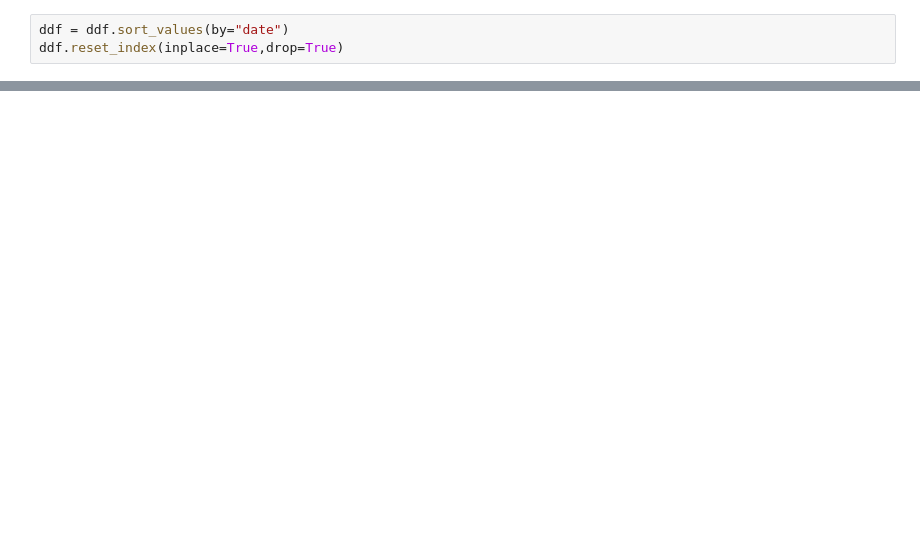
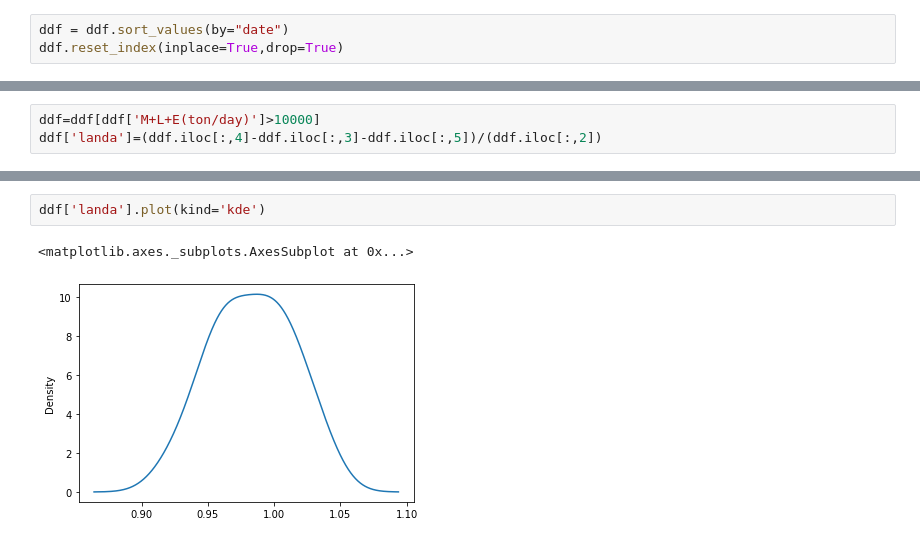
Before and after one commit to heidaralavi/Fetch-daily-product, a Jupyter notebook: Data Gathering.ipynb, the cells around one changed output, grey strips where cells are left out. Cells and saved outputs as stored; diff of their text form; blank space fills up the shorter version.

```diff
--- a/Data Gathering.ipynb
+++ b/Data Gathering.ipynb
@@ -105,0 +116,3 @@ ddf[ddf.values == '1400/07/26']
+# %%
+ddf=ddf[ddf['M+L+E(ton/day)']>10000]
+ddf['landa']=(ddf.iloc[:,4]-ddf.iloc[:,3]-ddf.iloc[:,5])/(ddf.iloc[:,2])
@@ -105,0 +131,5 @@ ddf[ddf.values == '1400/07/26']
+# %%
+ddf['landa'].plot(kind='kde')
+# %% [output]
+<matplotlib.axes._subplots.AxesSubplot at 0x...>
+[figure, added]
```
Also changed, not shown: parts of 8 cells of this notebook.
